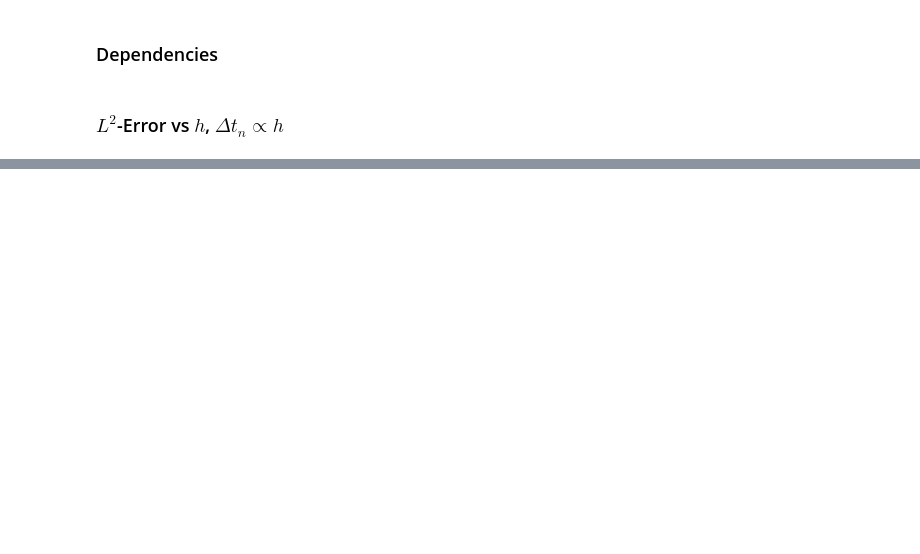
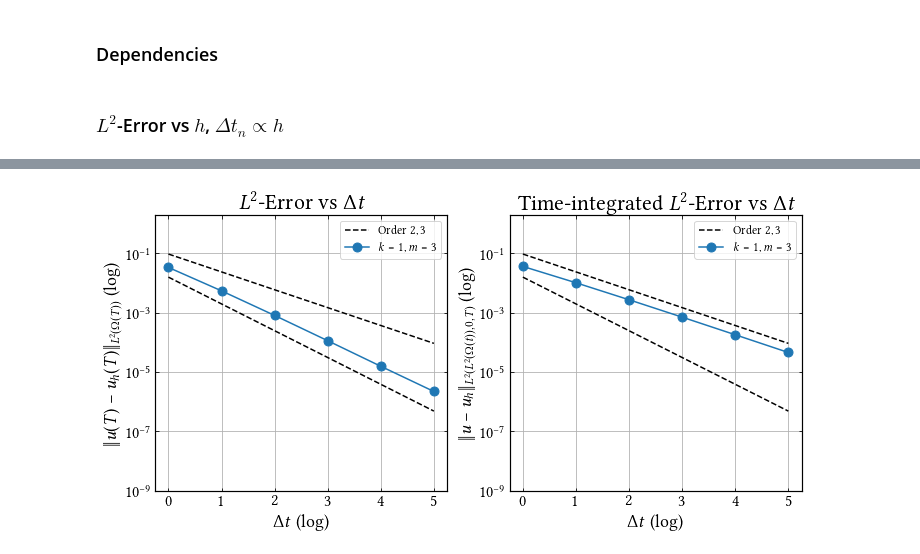
Before and after one commit to CutFEM/CutFEM-Library, a Jupyter notebook: notebook/convection_diffusion/kite.ipynb, the cells around one changed output, grey strips where cells are left out. Saved outputs shown, nothing was run; the diff lists cells and outputs as text; code cells hidden in the pictures; blank space fills up the shorter version.

```diff
--- a/notebook/convection_diffusion/kite.ipynb
+++ b/notebook/convection_diffusion/kite.ipynb
@@ -131,0 +152,93 @@ plt.show()
+# %%
+# P1Poly x P1
+# N = 5 space and time, tau = 5e-2, T = 0.5
+
+
+# L2 vs dt
+
+# # h = 0.4
+# error_P1P1_h04 = [0.3483218326253995, 0.3686101769727116, 0.369213593321408, 0.3532324938464482, 0.3308684902586849, 0.3132582741680247, 0.3101811497313781]
+# error_P1P1_h04_T = [0.2374386242574263, 0.2090173287020117, 0.1858441836149657, 0.1800175590536413, 0.1748278161272143, 0.1727430062674719, 0.1720723192582971]
+
+
+# # h = 0.2
+# error_P1P1_h02 = [0.1642983263541072, 0.1176390116288283, 0.1275752372786413, 0.1273065558710802, 0.1274129228151194, 0.1273576129666262, 0.1273540011498294]
+# error_P1P1_h02_T = [0.1319852806913871, 0.0764992389987794, 0.06695452219612803, 0.06561676586670828, 0.06533597546713354, 0.06518335265660351, 0.06515475152332749]
+
+# # h = 0.1
+# error_P1P1_h01 = [0.1384042087316602, 0.03729070321750615, 0.03943033120859772, 0.04101296913458928, 0.04108428027948224, 0.04104089958178153, 0.04092976053898319]
+# error_P1P1_h01_T = [0.1162262855881213, 0.04189444623364152, 0.02245413452752096, 0.01966517010529952, 0.01922557712340756, 0.01912477477525088, 0.01908028015453076]
+
+# # h = 0.05
+# error_P1P1_h005 = [0.1423322696432013, 0.02934058434690687, 0.008971088361912469, 0.01023219597625425, 0.01048852091669769, 0.01050216107521076, 0.01047027459226796]
+# error_P1P1_h005_T = [0.1145615786841949, 0.03632141994145915, 0.01148438407580198, 0.005784819290665178, 0.004954031675090805, 0.004853515543396999, 0.00482448217558666]
+
+# # h = 0.025
+# # error_P1P1_h0025 =
+# # error_P1P1_h0025_T =
+
+
+
+### Redoing fig 13 (left) in Lehrenfeld
+
+# k = 1, 2
+# m = 2k + 1
+
+
+# P1Poly x P3, h = 0.025, Nspace = 8, Ntime = 5 #### running on ross
+error_P1Poly = [0.0331589713159257, 0.005388076858008533, 0.0007993512830396838, 0.0001123917094427442, 1.543685409022662e-05, 2.184247365215758e-06]
+error_P1Poly_T = [0.03589802252522702, 0.01008813903000439, 0.002697192264315159, 0.0006998836379517722, 0.0001784750285205032, 4.507988334633133e-05]
+
+print("Convergence rate, last step, T-error:")
+print(np.log(error_P1Poly[-2]/error_P1Poly[-1])/np.log(2))
+print("\n")
+print("Convergence rate, last step, int_0^T-error:")
+print(np.log(error_P1Poly_T[-2]/error_P1Poly_T[-1])/np.log(2))
+
+
+#error_P2Poly =
+#error_P2Poly_T =
+
+
+dt = [0.25, 0.125, 0.0625, 0.03125, 0.015625, 0.0078125]
+h = [0.025, 0.025, 0.025, 0.025, 0.025, 0.025]
+
+it = np.arange(0,6)
+
+# P1 x P1
+fig, (ax1, ax2) = plt.subplots(1, 2, figsize=(10, 5))
+
+ax1.semilogy(it, 1.5*np.power(dt, 2), linestyle="--", color="black")
+ax1.semilogy(it, 1*np.power(dt, 3),label=r"Order $2, 3$", linestyle="--", color="black")
+
+ax1.semilogy(it, error_P1Poly, label= r"$k = 1, m=3$", marker='o', markersize=9, linestyle="-", color="C0")
+#ax1.loglog(dt, error_P2Poly, label= r"$h=0.1$", marker='s', markersize=9, linestyle="-", color="C3")
+
+ax1.set_ylim(4e-9, 2)
+ax1.set_yticks([1e-9, 1e-7, 1e-5, 1e-3, 1e-1])
+ax1.set_xlabel(r"$\Delta t$ (log)")
+ax1.tick_params(axis='both', which='major')
+ax1.set_ylabel(r"$\|u(T)-u_h(T)\|_{L^2(\Omega(T))}$ (log)")
+ax1.set_title(r"$L^2$-Error vs $\Delta t$")
+ax1.legend()
+ax1.grid()
+
+
+ax2.semilogy(it, 1.5*np.power(dt, 2), linestyle="--", color="black")
+ax2.semilogy(it, 1*np.power(dt, 3),label=r"Order $2, 3$", linestyle="--", color="black")
+
+ax2.semilogy(it, error_P1Poly_T, label= r"$k = 1, m=3$", marker='o', markersize=9, linestyle="-", color="C0")
+#ax1.loglog(dt, error_P2Poly, label= r"$h=0.1$", marker='s', markersize=9, linestyle="-", color="C3")
+
+ax2.set_ylim(4e-9, 2)
+ax2.set_yticks([1e-9, 1e-7, 1e-5, 1e-3, 1e-1])
+ax2.set_xlabel(r"$\Delta t$ (log)")
+ax2.tick_params(axis='both', which='major')
+ax2.set_ylabel(r"$\|u-u_h\|_{L^2(L^2(\Omega(t)), 0, T)}$ (log)")
+ax2.set_title(r"Time-integrated $L^2$-Error vs $\Delta t$")
+ax2.legend()
+ax2.grid()
+
+plt.tight_layout()
+plt.show()
+# %% [output]
@@ -131,0 +251 @@ plt.show()
+[figure, added]
```
Also changed, not shown: parts of 3 cells of this notebook, 2 other files.
